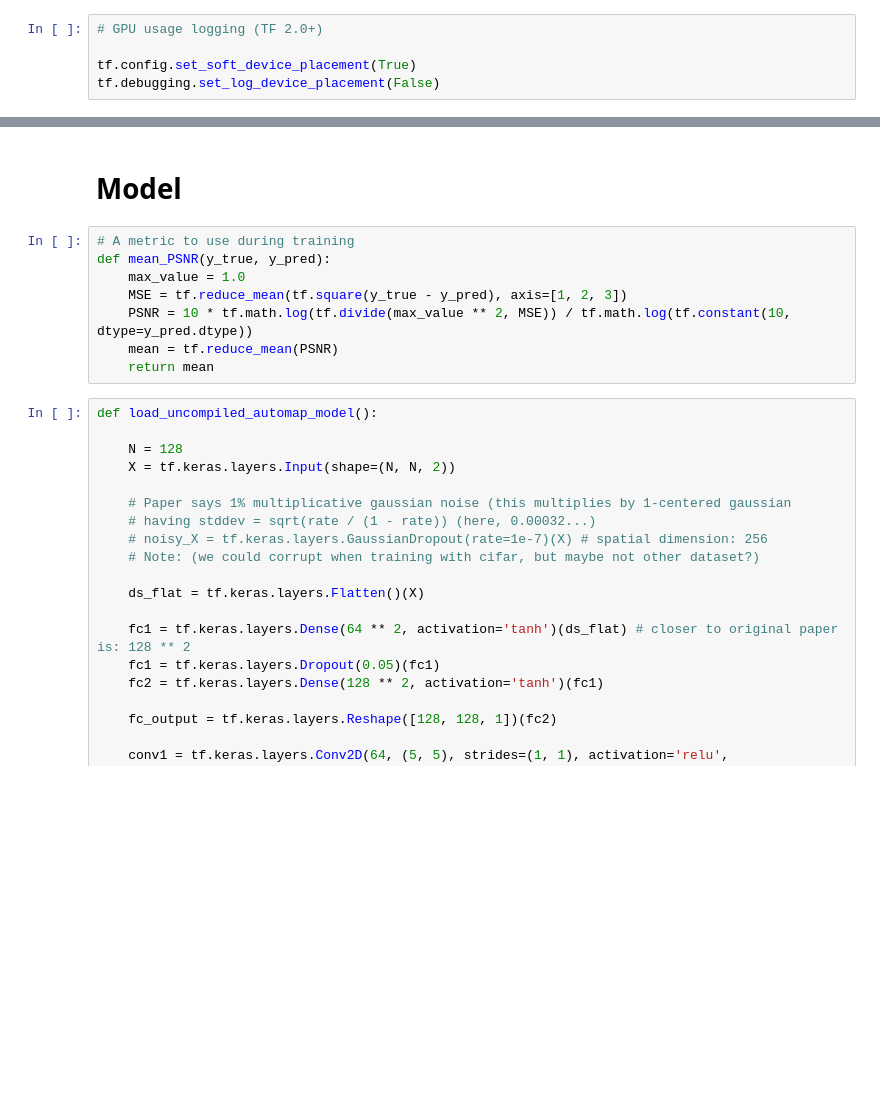
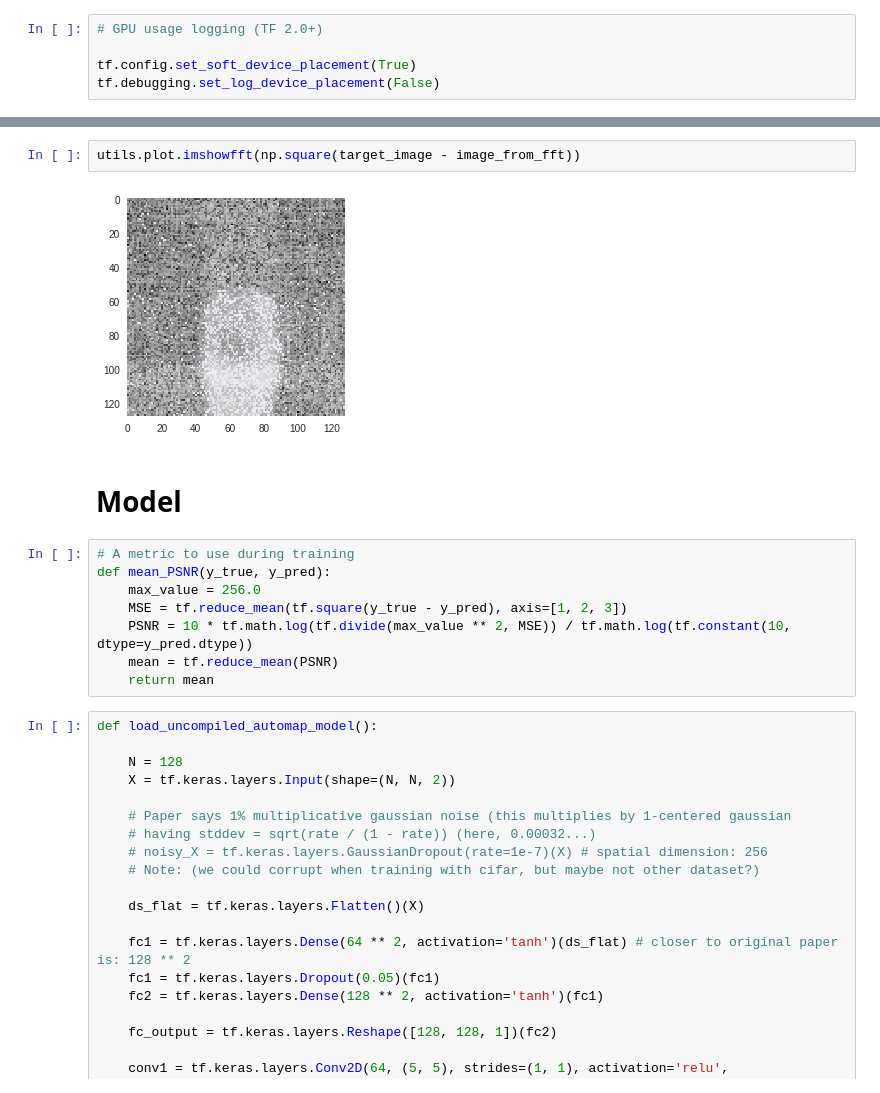
Before and after one commit to alexwal/cs230-project, a Jupyter notebook: MRI_reconstruction_example/train_automap_model_on_fastmri_dataset.ipynb, the cells around one changed output, grey strips where cells are left out. Drawn from its saved outputs; the diff is of its cells as text; blank space fills up the shorter version.

```diff
--- a/MRI_reconstruction_example/train_automap_model_on_fastmri_dataset.ipynb
+++ b/MRI_reconstruction_example/train_automap_model_on_fastmri_dataset.ipynb
@@ -181,9 +112,13 @@ TensorShape([2, 128, 128, 2])
+# %%
+utils.plot.imshowfft(np.square(target_image - image_from_fft))
+# %% [output]
+[figure, added]
 # %% [markdown]
 # Model
 # %%
 # A metric to use during training
 def mean_PSNR(y_true, y_pred):
-    max_value = 1.0
+    max_value = 256.0
     MSE = tf.reduce_mean(tf.square(y_true - y_pred), axis=[1, 2, 3])
     PSNR = 10 * tf.math.log(tf.divide(max_value ** 2, MSE)) / tf.math.log(tf.constant(10, dtype=y_pred.dtype))
     mean = tf.reduce_mean(PSNR)
```
Also changed, not shown: parts of 32 cells of this notebook.
